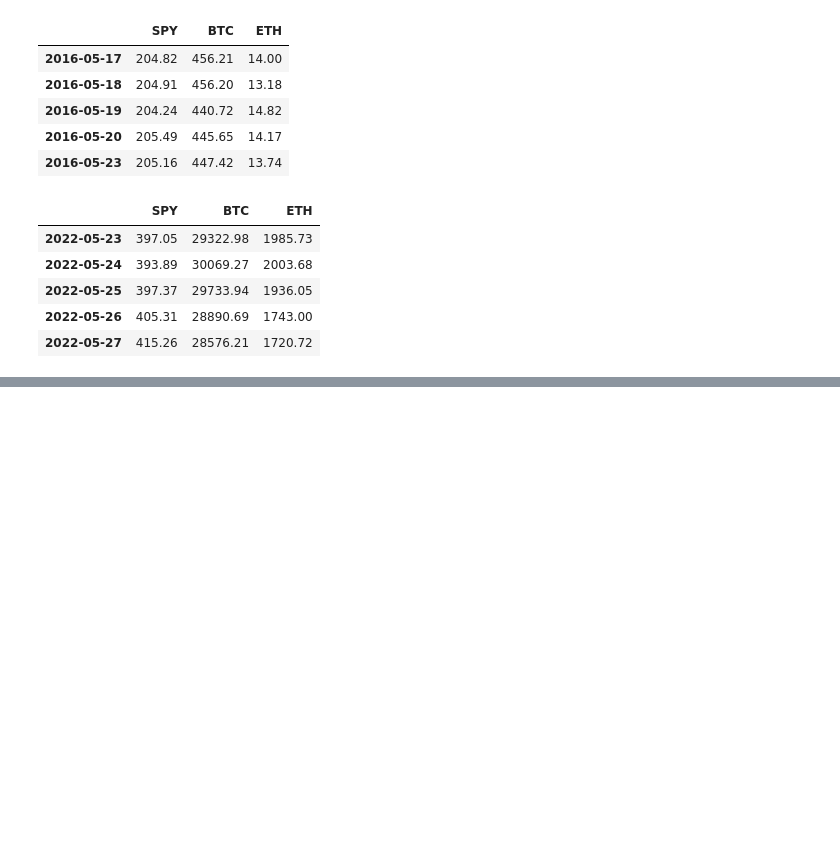
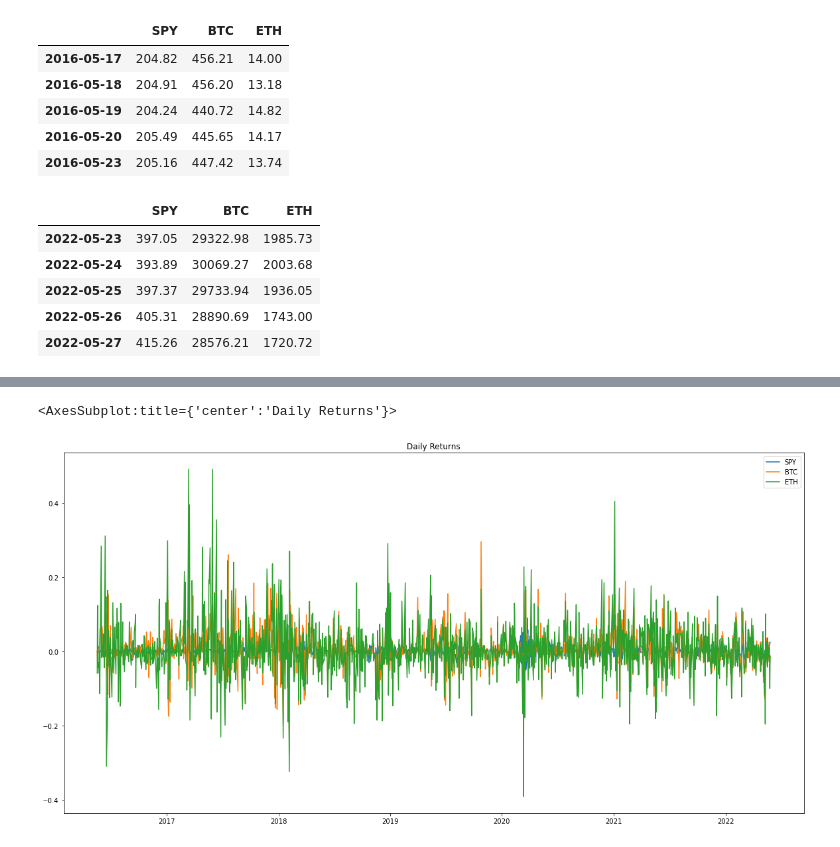
Before and after one commit to 7amza-eth/LongTermAssetAnalysis, a Jupyter notebook: Main.ipynb, the cells around one changed output, grey strips where cells are left out. Saved outputs shown, nothing was run; the diff lists cells and outputs as text; code cells hidden in the pictures; blank space fills up the shorter version.

Commit message:
Added calculations and plots

```diff
--- a/Main.ipynb
+++ b/Main.ipynb
@@ -95,3 +96,6 @@ display(closing_prices_df.tail())
 | 2022-05-25 | 397.37 | 29733.94 | 1936.05 |
 | 2022-05-26 | 405.31 | 28890.69 | 1743.00 |
 | 2022-05-27 | 415.26 | 28576.21 | 1720.72 |
+# %%
+#Daily Returns
+dailyReturns_df=closing_prices_df.pct_change().dropna()
@@ -97,0 +111,5 @@ display(closing_prices_df.tail())
+# %%
+dailyReturns_df.plot(figsize=(20, 10), title="Daily Returns")
+# %% [output]
+<AxesSubplot:title={'center':'Daily Returns'}>
+[figure, added]
```
Also changed, not shown: parts of 13 cells of this notebook.
